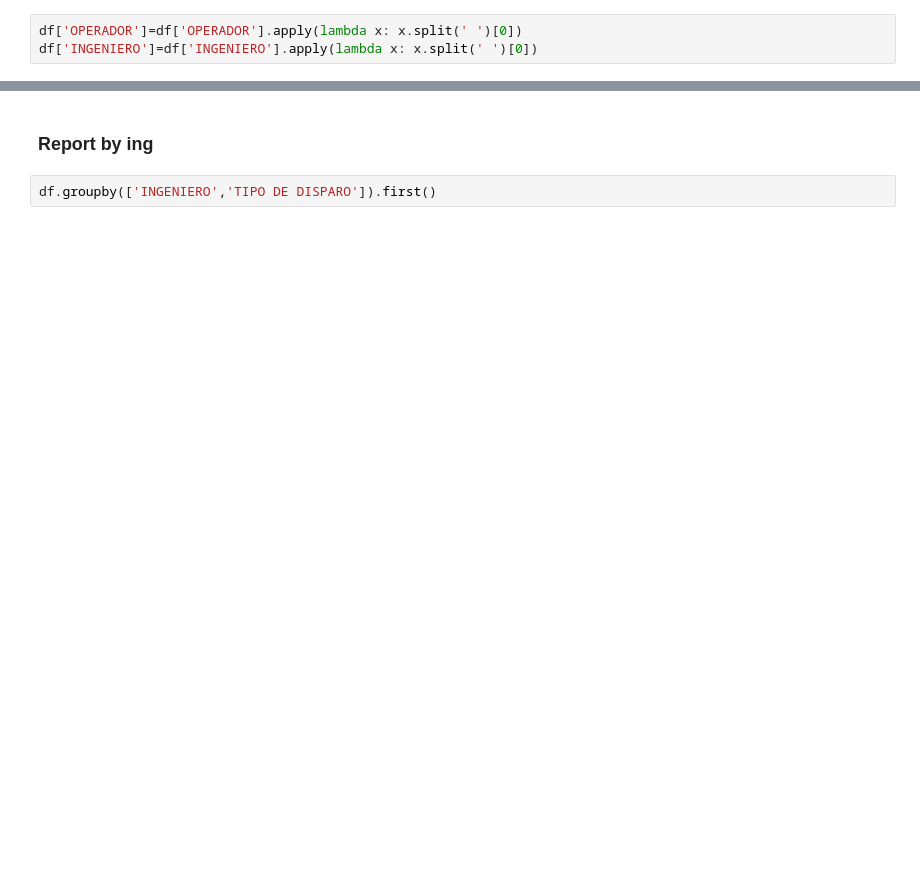
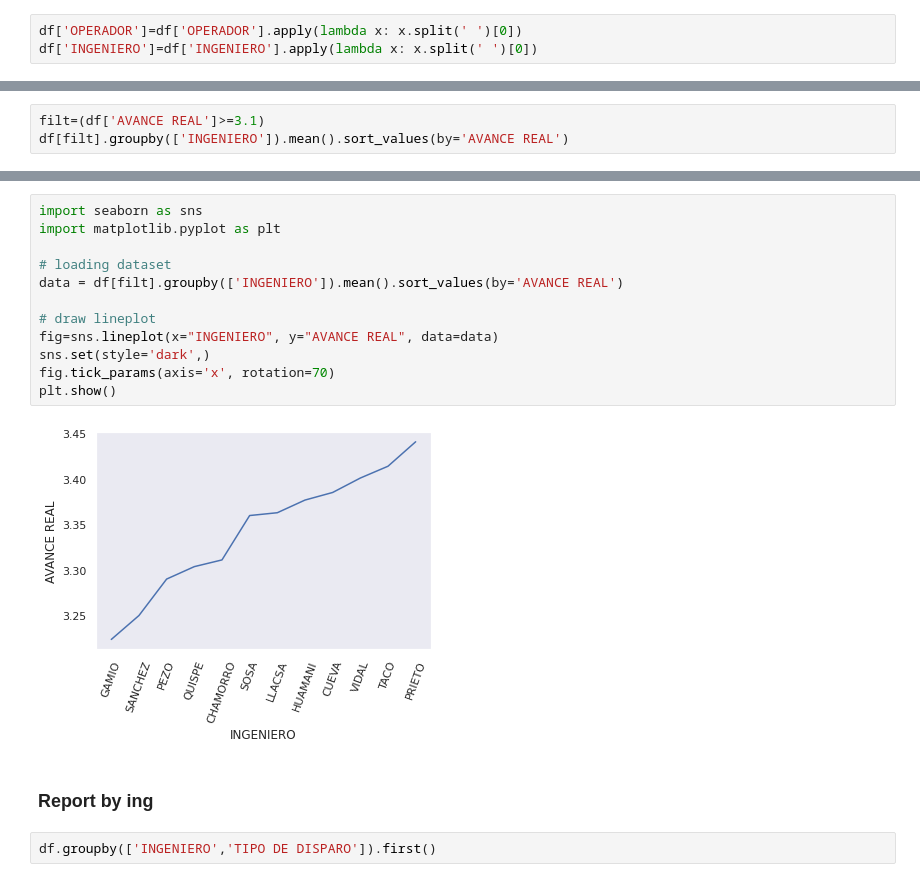
Before and after one commit to ivansaul/gmi, a Jupyter notebook: pervol/report.ipynb, the cells around one changed output, grey strips where cells are left out. Drawn from its saved outputs; the diff is of its cells as text; blank space fills up the shorter version.

```diff
--- a/pervol/report.ipynb
+++ b/pervol/report.ipynb
@@ -272,0 +53,3 @@ df[filt]
+# %%
+filt=(df['AVANCE REAL']>=3.1)
+df[filt].groupby(['INGENIERO']).mean().sort_values(by='AVANCE REAL')
@@ -273,3 +71,17 @@ df[filt]
+# %%
+import seaborn as sns
+import matplotlib.pyplot as plt
+
+# loading dataset
+data = df[filt].groupby(['INGENIERO']).mean().sort_values(by='AVANCE REAL')
+
+# draw lineplot
+fig=sns.lineplot(x="INGENIERO", y="AVANCE REAL", data=data)
+sns.set(style='dark',)
+fig.tick_params(axis='x', rotation=70)
+plt.show()
+# %% [output]
+[figure, added]
 # %% [markdown]
 ### Report by ing
 # %%
```
Also changed, not shown: parts of 32 cells of this notebook, 2 other files.
